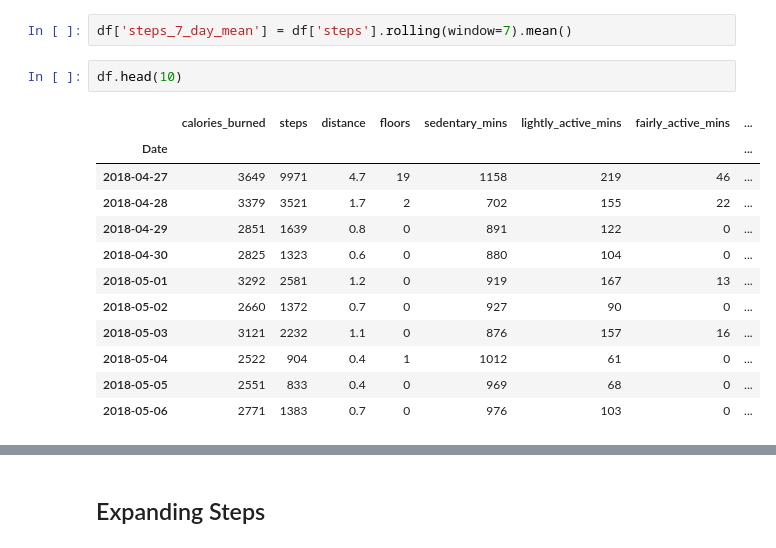
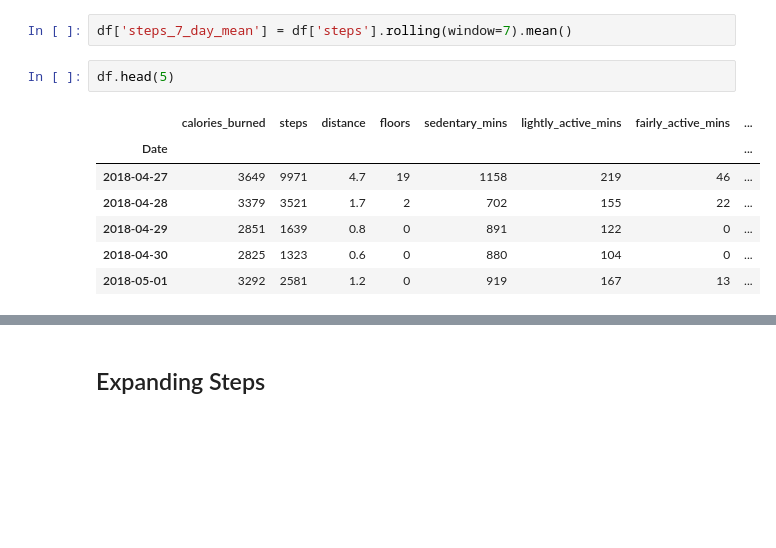
Before and after one commit to U-Gotta-Have-Faith/time_series, a Jupyter notebook: Sean _faith_acquire-Copy1.ipynb, the cells around one changed output, grey strips where cells are left out. Saved outputs shown, nothing was run; the diff lists cells and outputs as text; blank space fills up the shorter version.

```diff
--- a/Sean _faith_acquire-Copy1.ipynb
+++ b/Sean _faith_acquire-Copy1.ipynb
@@ -497,17 +501,12 @@ df.rolling(window=7).mean()['steps'].plot()
 # %%
 df['steps_7_day_mean'] = df['steps'].rolling(window=7).mean()
 # %%
-df.head(10)
+df.head(5)
 # %% [output]
 |  | calories_burned | steps | distance | floors | sedentary_mins | lightly_active_mins | fairly_active_mins | ... |
 | Date |  |  |  |  |  |  |  | ... |
 | 2018-04-27 | 3649 | 9971 | 4.7 | 19 | 1158 | 219 | 46 | ... |
 | 2018-04-28 | 3379 | 3521 | 1.7 | 2 | 702 | 155 | 22 | ... |
 | 2018-04-29 | 2851 | 1639 | 0.8 | 0 | 891 | 122 | 0 | ... |
 | 2018-04-30 | 2825 | 1323 | 0.6 | 0 | 880 | 104 | 0 | ... |
 | 2018-05-01 | 3292 | 2581 | 1.2 | 0 | 919 | 167 | 13 | ... |
-| 2018-05-02 | 2660 | 1372 | 0.7 | 0 | 927 | 90 | 0 | ... |
-| 2018-05-03 | 3121 | 2232 | 1.1 | 0 | 876 | 157 | 16 | ... |
-| 2018-05-04 | 2522 | 904 | 0.4 | 1 | 1012 | 61 | 0 | ... |
-| 2018-05-05 | 2551 | 833 | 0.4 | 0 | 969 | 68 | 0 | ... |
-| 2018-05-06 | 2771 | 1383 | 0.7 | 0 | 976 | 103 | 0 | ... |
```
Also changed, not shown: parts of 34 cells of this notebook.
